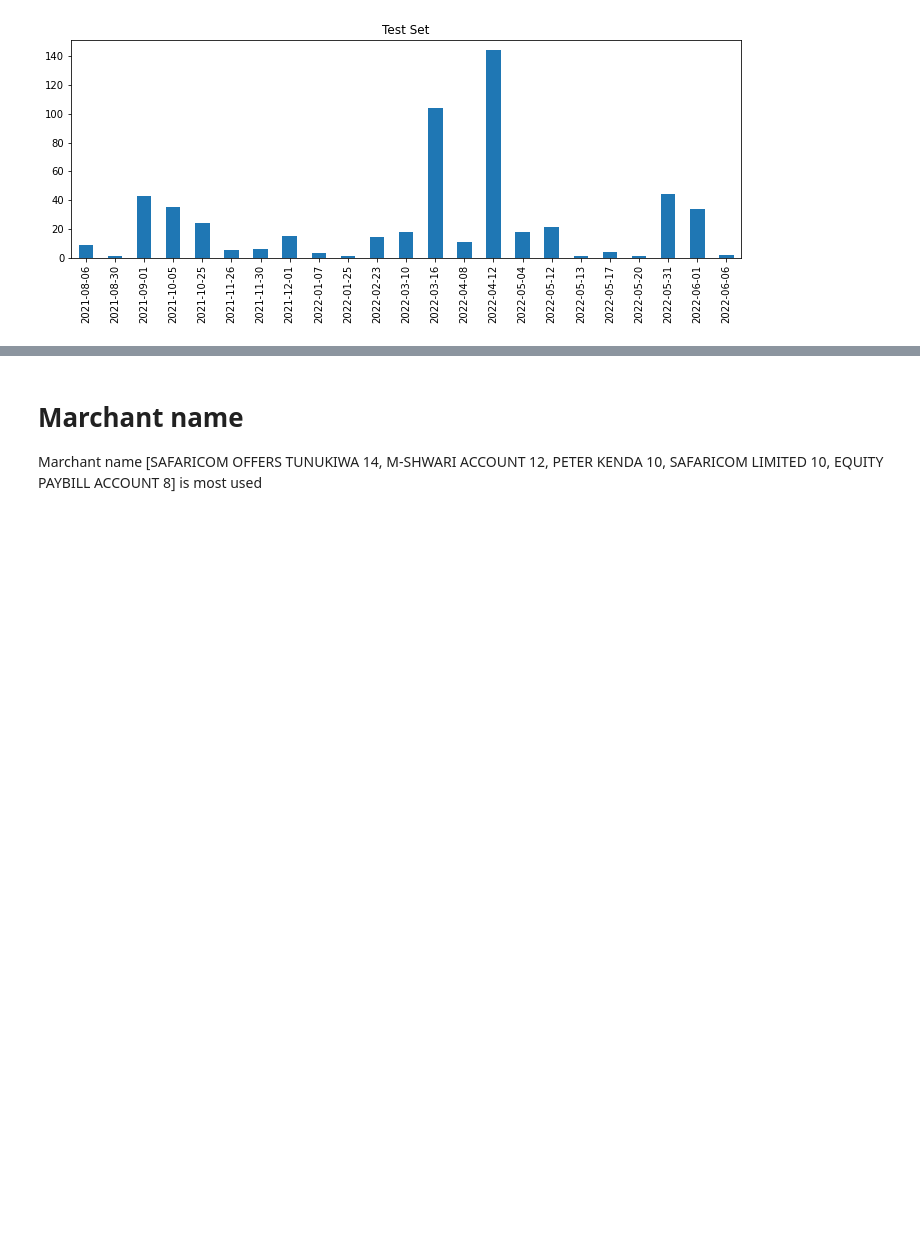
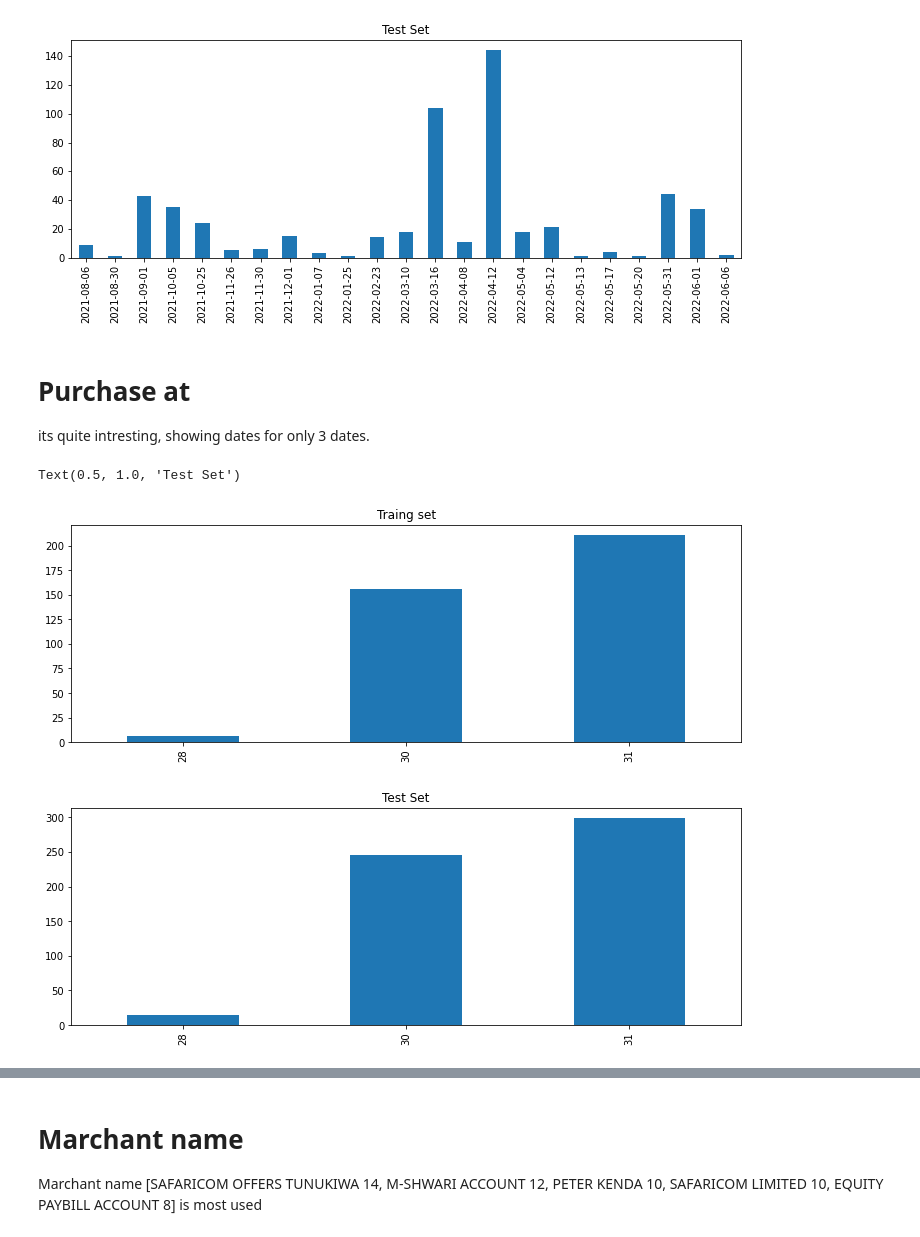
Before and after one commit to vineetgahtori/Random-Projects, a Jupyter notebook: EDA.ipynb, the cells around one changed output, grey strips where cells are left out. Drawn from its saved outputs; the diff is of its cells as text; code cells hidden in the pictures; blank space fills up the shorter version.

```diff
--- a/EDA.ipynb
+++ b/EDA.ipynb
@@ -96,3 +141,18 @@ plt.title('Test Set')
 Text(0.5, 1.0, 'Test Set')
 [figure]
 [figure]
+# %% [markdown]
+# Purchase at
+
+its quite intresting, showing dates for only 3 dates.
+# %%
+plt.figure(figsize = (12,4))
+df.MERCHANT_CATEGORIZED_AT.dt.daysinmonth.value_counts().sort_index().plot(kind = 'bar')
+plt.title('Traing set')
+plt.figure(figsize = (12,4))
+test.MERCHANT_CATEGORIZED_AT.dt.daysinmonth.value_counts().sort_index().plot(kind = 'bar')
+plt.title('Test Set')
+# %% [output]
+Text(0.5, 1.0, 'Test Set')
+[figure, added]
+[figure, added]
```
Also changed, not shown: parts of 19 cells of this notebook.
